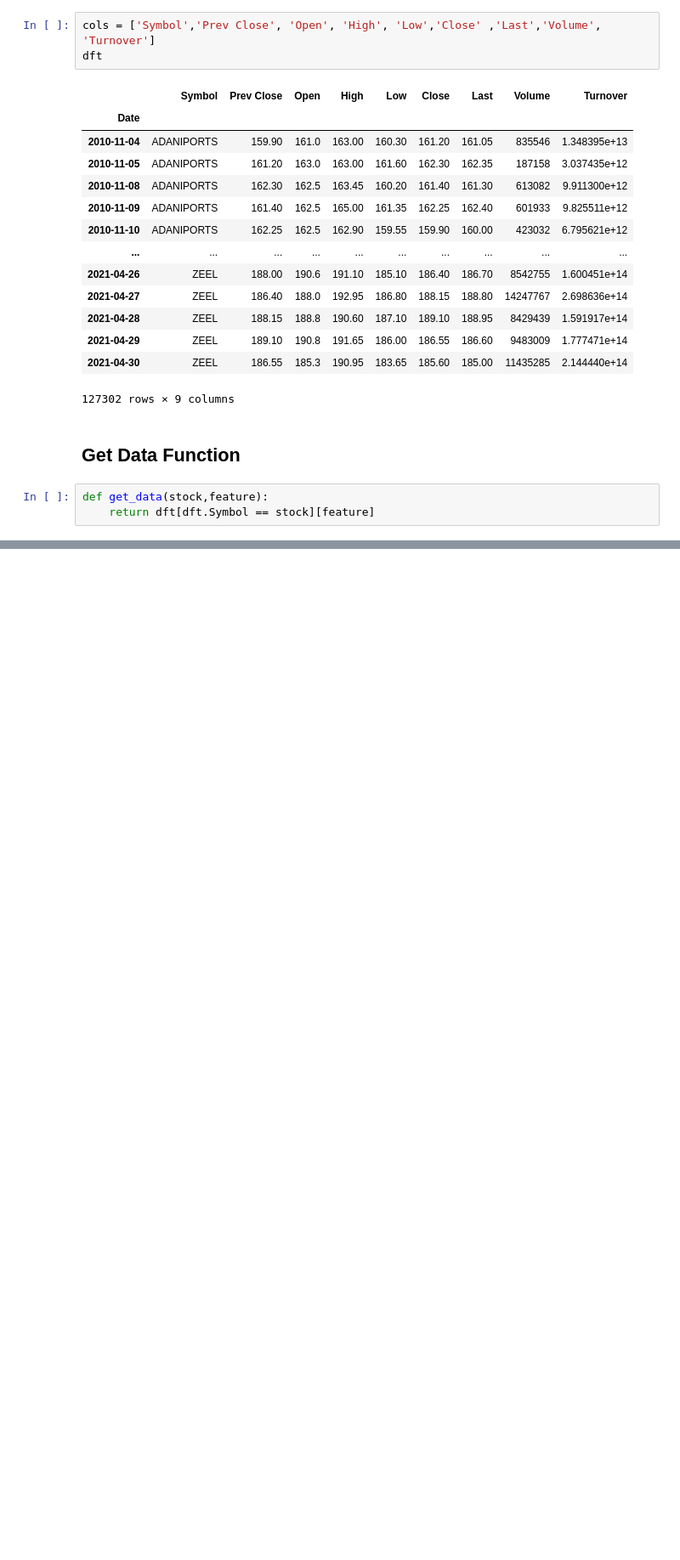
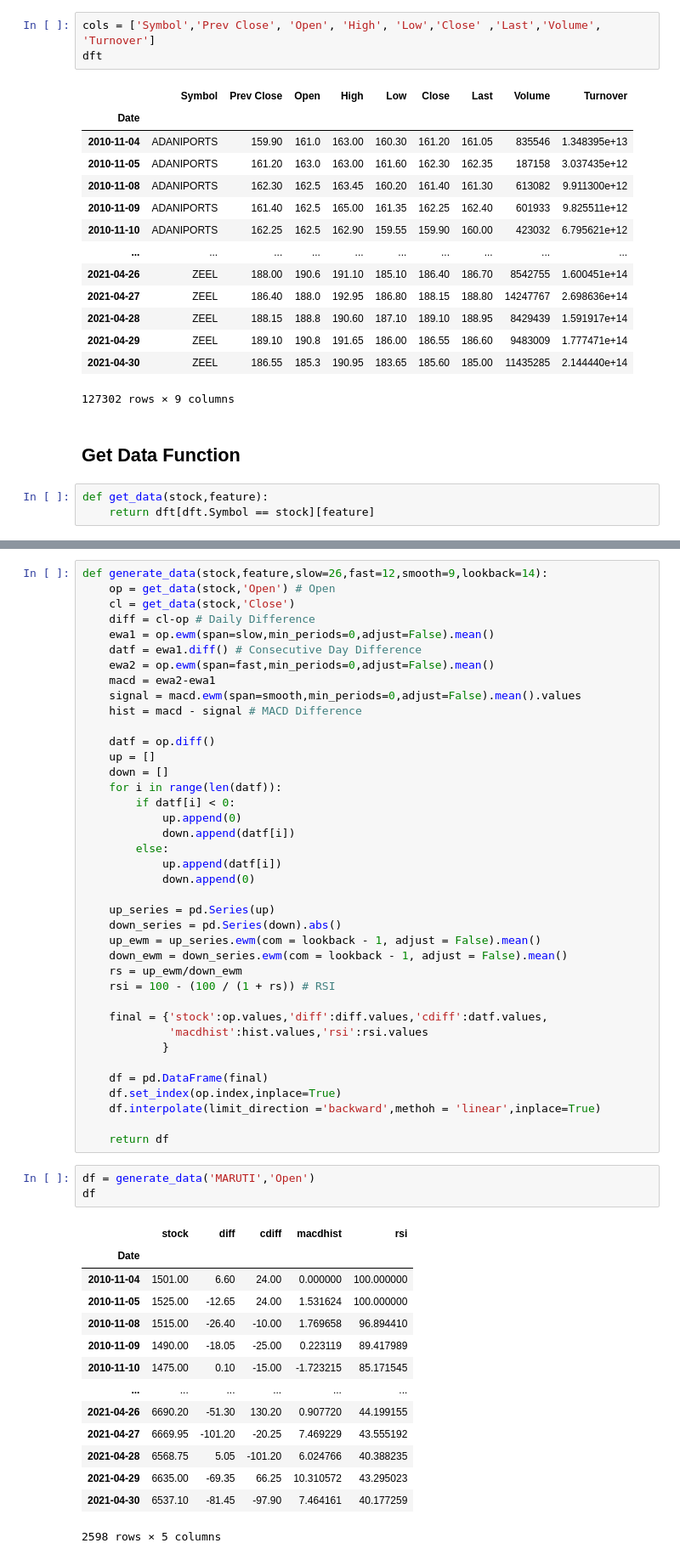
Before and after one commit to AsutoshDalei/stock-work, a Jupyter notebook: Single Stock Analysis.ipynb, the cells around one changed output, grey strips where cells are left out. Shown at 85% size. Saved outputs shown, nothing was run; the diff lists cells and outputs as text; blank space fills up the shorter version.

```diff
--- a/Single Stock Analysis.ipynb
+++ b/Single Stock Analysis.ipynb
@@ -362,0 +86,57 @@ _= plot_rsi(data,standalone=False)
+# %%
+def generate_data(stock,feature,slow=26,fast=12,smooth=9,lookback=14):
+    op = get_data(stock,'Open') # Open
+    cl = get_data(stock,'Close')
+    diff = cl-op # Daily Difference
+    ewa1 = op.ewm(span=slow,min_periods=0,adjust=False).mean()
+    datf = ewa1.diff() # Consecutive Day Difference
+    ewa2 = op.ewm(span=fast,min_periods=0,adjust=False).mean()
+    macd = ewa2-ewa1
+    signal = macd.ewm(span=smooth,min_periods=0,adjust=False).mean().values
+    hist = macd - signal # MACD Difference
+
+    datf = op.diff()
+    up = []
+    down = []
+    for i in range(len(datf)):
+        if datf[i] < 0:
+            up.append(0)
+            down.append(datf[i])
+        else:
+            up.append(datf[i])
+            down.append(0)
+
+    up_series = pd.Series(up)
+    down_series = pd.Series(down).abs()
+    up_ewm = up_series.ewm(com = lookback - 1, adjust = False).mean()
+    down_ewm = down_series.ewm(com = lookback - 1, adjust = False).mean()
+    rs = up_ewm/down_ewm
+    rsi = 100 - (100 / (1 + rs)) # RSI
+
+    final = {'stock':op.values,'diff':diff.values,'cdiff':datf.values,
+             'macdhist':hist.values,'rsi':rsi.values
+            }
+
+    df = pd.DataFrame(final)
+    df.set_index(op.index,inplace=True)
+    df.interpolate(limit_direction ='backward',methoh = 'linear',inplace=True)
+
+    return df
+# %%
+df = generate_data('MARUTI','Open')
+df
+# %% [output]
+|  | stock | diff | cdiff | macdhist | rsi |
+| Date |  |  |  |  |  |
+| 2010-11-04 | 1501.00 | 6.60 | 24.00 | 0.000000 | 100.000000 |
+| 2010-11-05 | 1525.00 | -12.65 | 24.00 | 1.531624 | 100.000000 |
+| 2010-11-08 | 1515.00 | -26.40 | -10.00 | 1.769658 | 96.894410 |
+| 2010-11-09 | 1490.00 | -18.05 | -25.00 | 0.223119 | 89.417989 |
+| 2010-11-10 | 1475.00 | 0.10 | -15.00 | -1.723215 | 85.171545 |
+| ... | ... | ... | ... | ... | ... |
+| 2021-04-26 | 6690.20 | -51.30 | 130.20 | 0.907720 | 44.199155 |
+| 2021-04-27 | 6669.95 | -101.20 | -20.25 | 7.469229 | 43.555192 |
+| 2021-04-28 | 6568.75 | 5.05 | -101.20 | 6.024766 | 40.388235 |
+| 2021-04-29 | 6635.00 | -69.35 | 66.25 | 10.310572 | 43.295023 |
+| 2021-04-30 | 6537.10 | -81.45 | -97.90 | 7.464161 | 40.177259 |
+2598 rows × 5 columns
```
Also changed, not shown: parts of 38 cells of this notebook.
